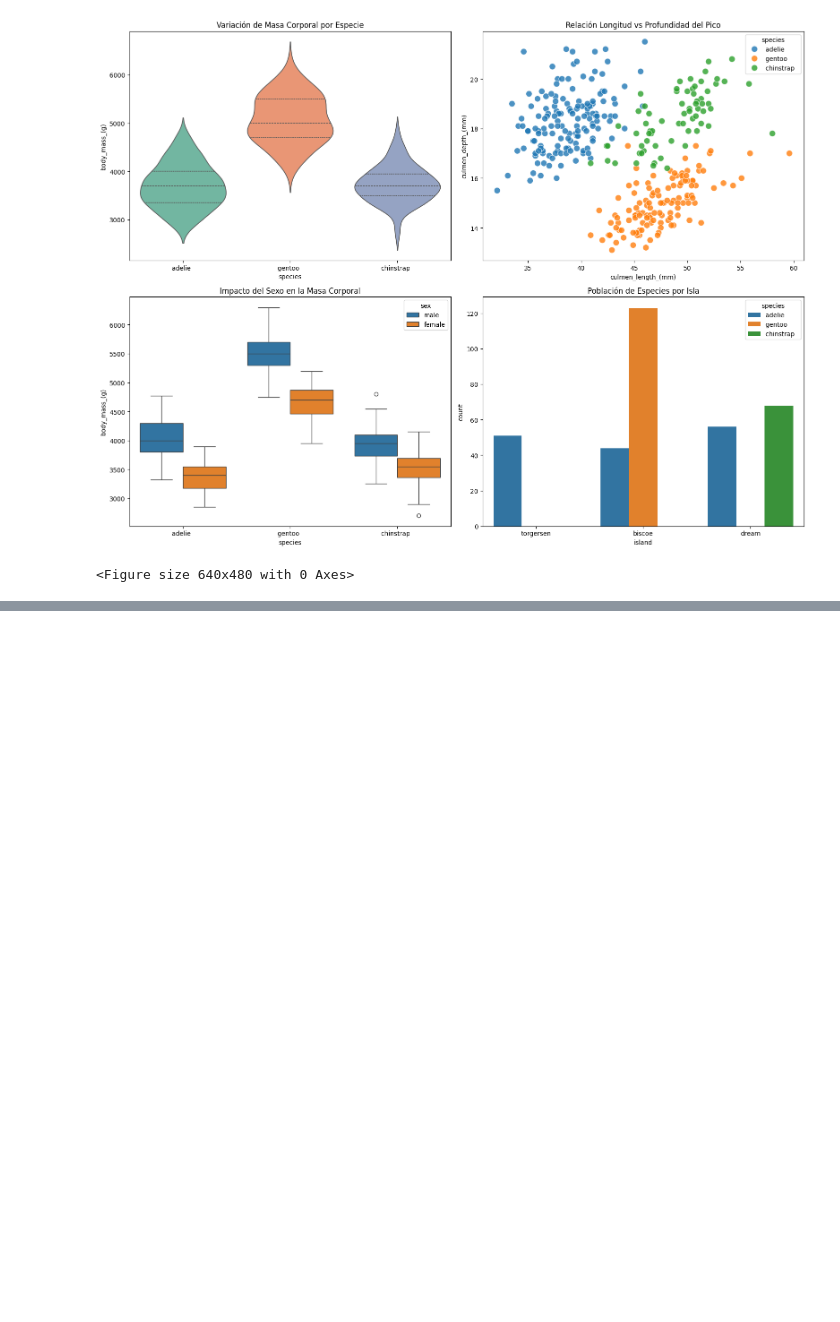
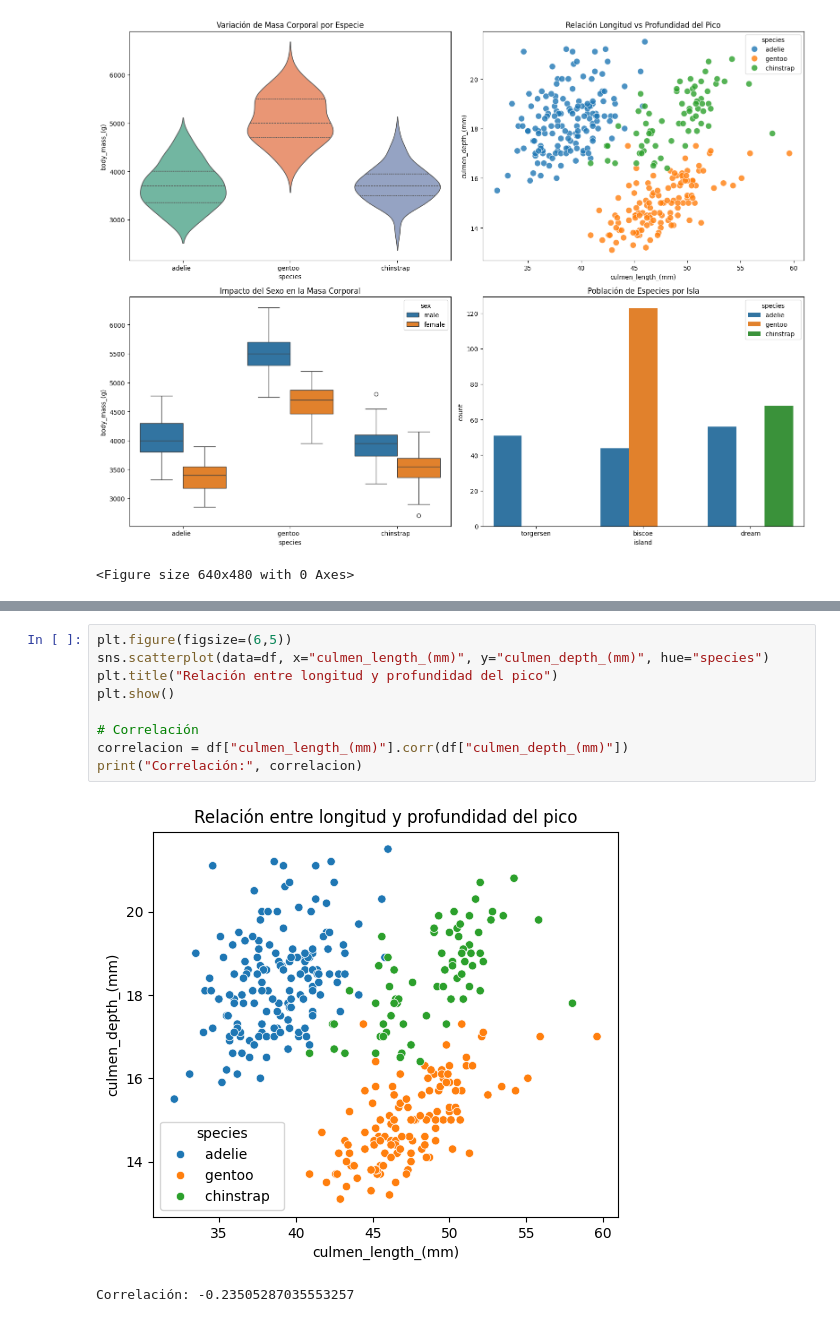
Before and after one commit to xuangfm/ejercicio_pinguinos, a Jupyter notebook: proceso_analisis.ipynb, the cells around one changed output, grey strips where cells are left out. Saved outputs shown, nothing was run; the diff lists cells and outputs as text; blank space fills up the shorter version.

```diff
--- a/proceso_analisis.ipynb
+++ b/proceso_analisis.ipynb
@@ -304,0 +325,12 @@ Conclusión: La especie es morfológicamente muy estable a través de las distin
+# %%
+plt.figure(figsize=(6,5))
+sns.scatterplot(data=df, x="culmen_length_(mm)", y="culmen_depth_(mm)", hue="species")
+plt.title("Relación entre longitud y profundidad del pico")
+plt.show()
+
+# Correlación
+correlacion = df["culmen_length_(mm)"].corr(df["culmen_depth_(mm)"])
+print("Correlación:", correlacion)
+# %% [output]
+[figure, added]
+Correlación: -0.23505287035553257
```
Also changed, not shown: parts of 10 cells of this notebook.
